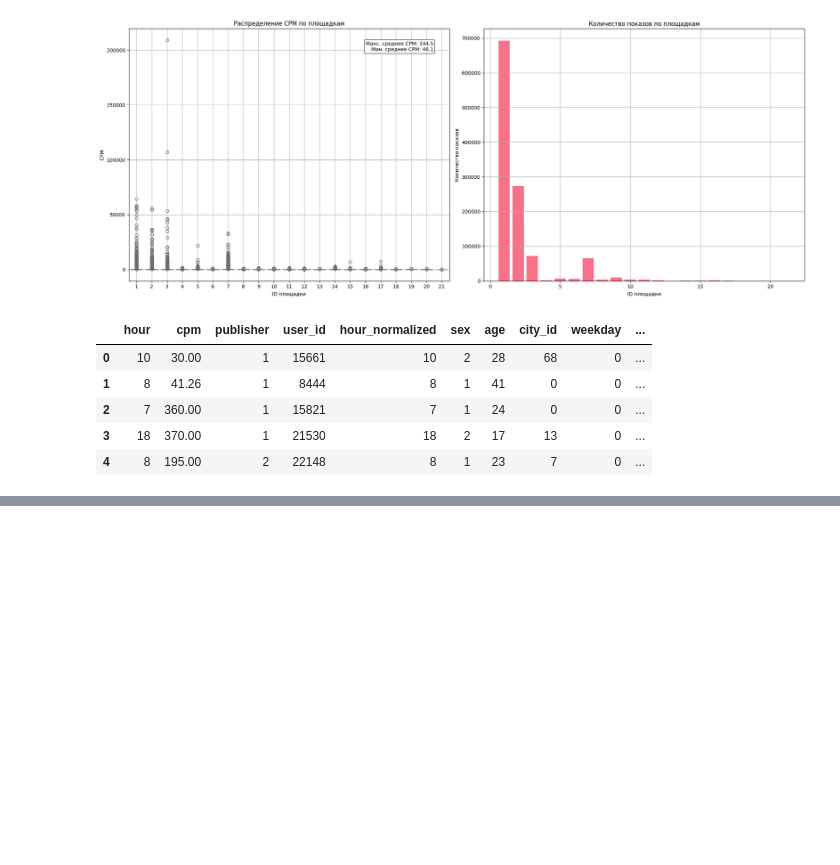
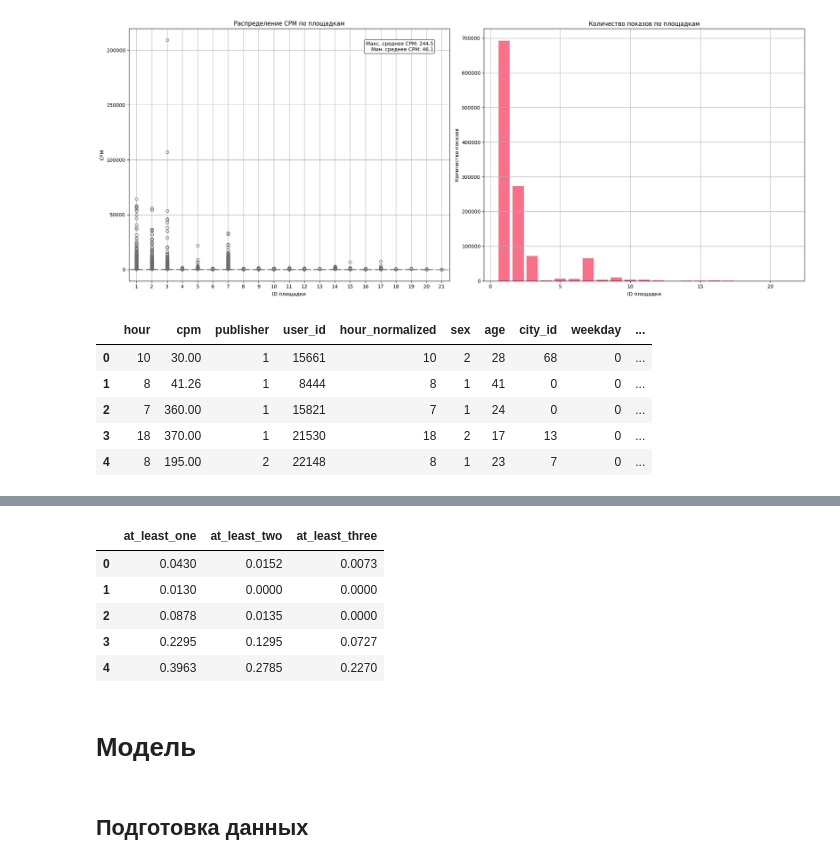
Before and after one commit to davydenkov/mipt_35_vk2, a Jupyter notebook: vk2_eda.ipynb, the cells around one changed output, grey strips where cells are left out. Saved outputs shown, nothing was run; the diff lists cells and outputs as text; code cells hidden in the pictures; blank space fills up the shorter version.

```diff
--- a/vk2_eda.ipynb
+++ b/vk2_eda.ipynb
@@ -275,0 +308,6 @@ df_combined.head()
+# %%
+df_validate_answers = pd.read_csv('validate_answers.tsv', sep='\t')
+
+# Исследуем структуру данных
+print("Информация о датасете:")
+df_validate_answers.info()
@@ -275,0 +326,13 @@ df_combined.head()
+# %%
+df_validate_answers.head()
+# %% [output]
+|  | at_least_one | at_least_two | at_least_three |
+| 0 | 0.0430 | 0.0152 | 0.0073 |
+| 1 | 0.0130 | 0.0000 | 0.0000 |
+| 2 | 0.0878 | 0.0135 | 0.0000 |
+| 3 | 0.2295 | 0.1295 | 0.0727 |
+| 4 | 0.3963 | 0.2785 | 0.2270 |
+# %% [markdown]
+# Модель #
+# %% [markdown]
+## Подготовка данных ##
```
Also changed, not shown: parts of 12 cells of this notebook.
